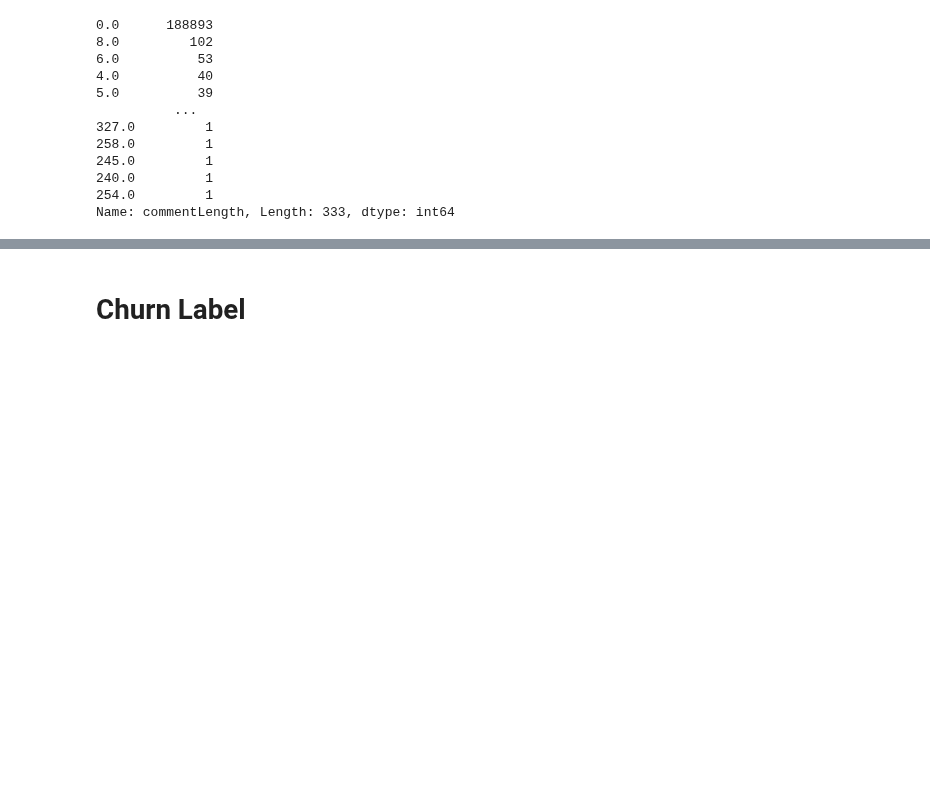
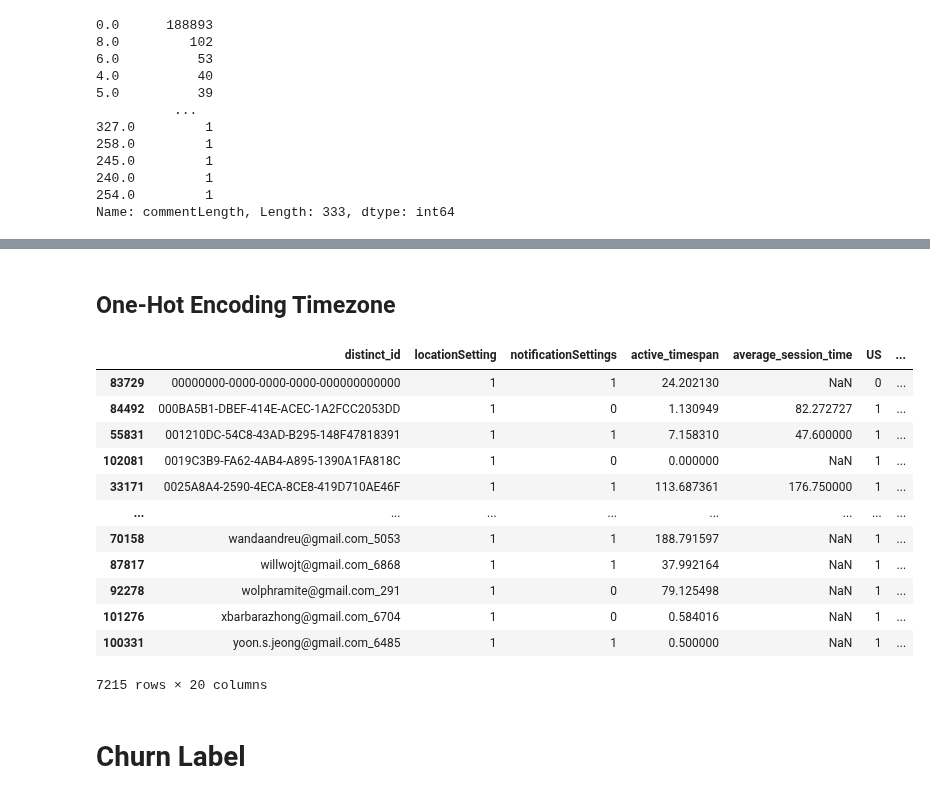
Before and after one commit to prkrishnan1/Simmer_DSS_SP20_Project_1, a Jupyter notebook: cleaned_labeling.ipynb, the cells around one changed output, grey strips where cells are left out. Cells and saved outputs as stored; diff of their text form; code cells hidden in the pictures; blank space fills up the shorter version.

```diff
--- a/cleaned_labeling.ipynb
+++ b/cleaned_labeling.ipynb
@@ -104,3 +94,9 @@ data.rename({'active_timespan_y' : 'active_timespan'}, axis=1, inplace=True)
+# %%
+sum_columns = aggregated_columns.copy()[['distinct_id', 'commentAdded']]
+mean_columns = aggregated_columns.copy()[['distinct_id','commentLength']]
+# %%
+comment_Added_DF = sum_columns.groupby('distinct_id').agg(sum)
+comment_Length_DF = mean_columns.groupby('distinct_id').agg(np.mean)
 # %%
 def replace_first(row):
     try:
@@ -197,0 +176,3 @@ data.drop([0, 3], axis=0).reset_index().drop('index', axis=1)
+# %%
+selected_filled = filled_data.copy()[['distinct_id', 'locationSetting', 'notificationSettings', 'timezone', 'active_timespan', 'average_session_time', 'US', 'Facebook', 'Foodie', 'Google', 'Unknown', 'num_sessions', 'sessions_per_day']]
+selected_filled['timezone'].value_counts()
@@ -197,0 +192,2 @@ data.drop([0, 3], axis=0).reset_index().drop('index', axis=1)
+# %% [markdown]
+## One-Hot Encoding Timezone
@@ -198,3 +253,29 @@ data.drop([0, 3], axis=0).reset_index().drop('index', axis=1)
+# %%
+selected_filled = selected_filled.drop('timezone', axis=1)
+selected_filled['America/New_York'] = NY
+selected_filled['America/Los_Angeles'] = LA
+selected_filled['America/Chicago'] = Ch
+selected_filled['Asia/Kolkata'] = Kol
+selected_filled['America/Denver'] = De
+selected_filled['other_timezone'] = other_timezone
+# %%
+label_Ready = selected_filled.merge(comment_Added_DF, how='left', left_on='distinct_id', right_index=True)
+label_Ready = label_Ready.merge(comment_Length_DF, how='left', left_on='distinct_id', right_index=True)
+label_Ready
+# %% [output]
+|  | distinct_id | locationSetting | notificationSettings | active_timespan | average_session_time | US | ... |
+| 83729 | 00000000-0000-0000-0000-000000000000 | 1 | 1 | 24.202130 | NaN | 0 | ... |
+| 84492 | 000BA5B1-DBEF-414E-ACEC-1A2FCC2053DD | 1 | 0 | 1.130949 | 82.272727 | 1 | ... |
+| 55831 | 001210DC-54C8-43AD-B295-148F47818391 | 1 | 1 | 7.158310 | 47.600000 | 1 | ... |
+| 102081 | 0019C3B9-FA62-4AB4-A895-1390A1FA818C | 1 | 0 | 0.000000 | NaN | 1 | ... |
+| 33171 | 0025A8A4-2590-4ECA-8CE8-419D710AE46F | 1 | 1 | 113.687361 | 176.750000 | 1 | ... |
+| ... | ... | ... | ... | ... | ... | ... | ... |
+| 70158 | wandaandreu@gmail.com_5053 | 1 | 1 | 188.791597 | NaN | 1 | ... |
+| 87817 | willwojt@gmail.com_6868 | 1 | 1 | 37.992164 | NaN | 1 | ... |
+| 92278 | wolphramite@gmail.com_291 | 1 | 0 | 79.125498 | NaN | 1 | ... |
+| 101276 | xbarbarazhong@gmail.com_6704 | 1 | 0 | 0.584016 | NaN | 1 | ... |
+| 100331 | yoon.s.jeong@gmail.com_6485 | 1 | 1 | 0.500000 | NaN | 1 | ... |
+7215 rows × 20 columns
 # %% [markdown]
 # Churn Label
 # %%
```
Also changed, not shown: parts of 21 cells of this notebook.
